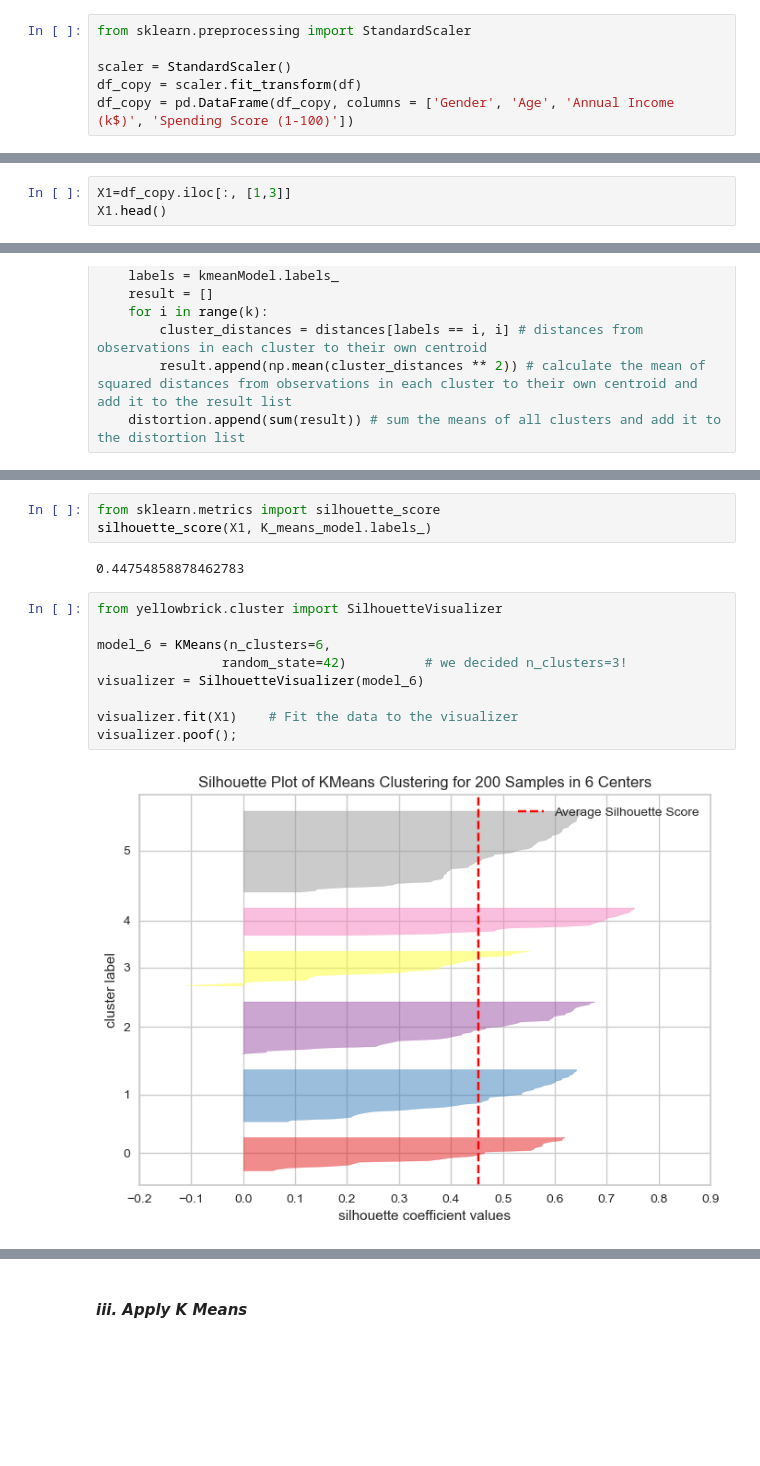
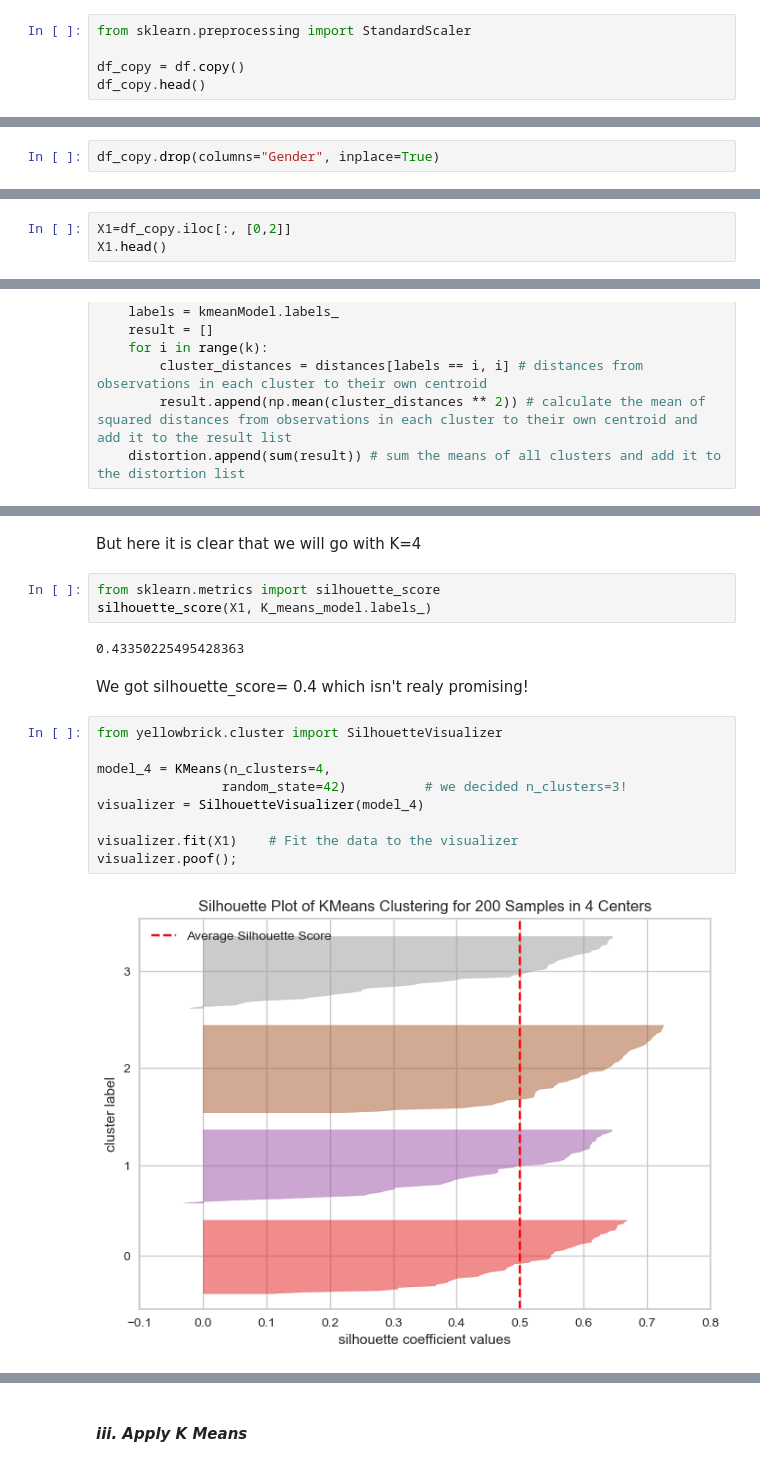
Before and after one commit to ShahadAliAldawsari/ML_Portfolio, a Jupyter notebook: Project_3.ipynb, the cells around one changed output, grey strips where cells are left out. Saved outputs shown, nothing was run; the diff lists cells and outputs as text; blank space fills up the shorter version.

```diff
--- a/Project_3.ipynb
+++ b/Project_3.ipynb
@@ -250,6 +261,5 @@ plt.show()
 # %%
 from sklearn.preprocessing import StandardScaler
 
-scaler = StandardScaler()
-df_copy = scaler.fit_transform(df)
-df_copy = pd.DataFrame(df_copy, columns = ['Gender', 'Age', 'Annual Income (k$)', 'Spending Score (1-100)'])
+df_copy = df.copy()
+df_copy.head()
@@ -255,0 +273,2 @@ df_copy = pd.DataFrame(df_copy, columns = ['Gender', 'Age', 'Annual Income (k$)'
+# %%
+df_copy.drop(columns="Gender", inplace=True)
@@ -316,7 +344,7 @@ hopkins(df_copy, 1)
 # %% [markdown]
 #### *i. Create a new dataset with two variables*
 # %%
-X1=df_copy.iloc[:, [1,3]]
+X1=df_copy.iloc[:, [0,2]]
 X1.head()
 # %% [output]
 |  | Age | Spending Score (1-100) |
@@ -402,17 +432,21 @@ Text(0.5, 1.0, 'elbow method')
+# %% [markdown]
+But here it is clear that we will go with K=4
 # %%
 from sklearn.metrics import silhouette_score
 silhouette_score(X1, K_means_model.labels_)
 # %% [output]
-0.44754858878462783
+0.43350225495428363
+# %% [markdown]
+We got silhouette_score= 0.4 which isn't realy promising!
 # %%
 from yellowbrick.cluster import SilhouetteVisualizer
 
-model_6 = KMeans(n_clusters=6,
+model_4 = KMeans(n_clusters=4,
                 random_state=42)          # we decided n_clusters=3!
-visualizer = SilhouetteVisualizer(model_6)
+visualizer = SilhouetteVisualizer(model_4)
 
 visualizer.fit(X1)    # Fit the data to the visualizer
 visualizer.poof();
 # %% [output]
-[figure, old version]
+[figure, new version]
 # %%
```
Also changed, not shown: parts of 51 cells of this notebook.
